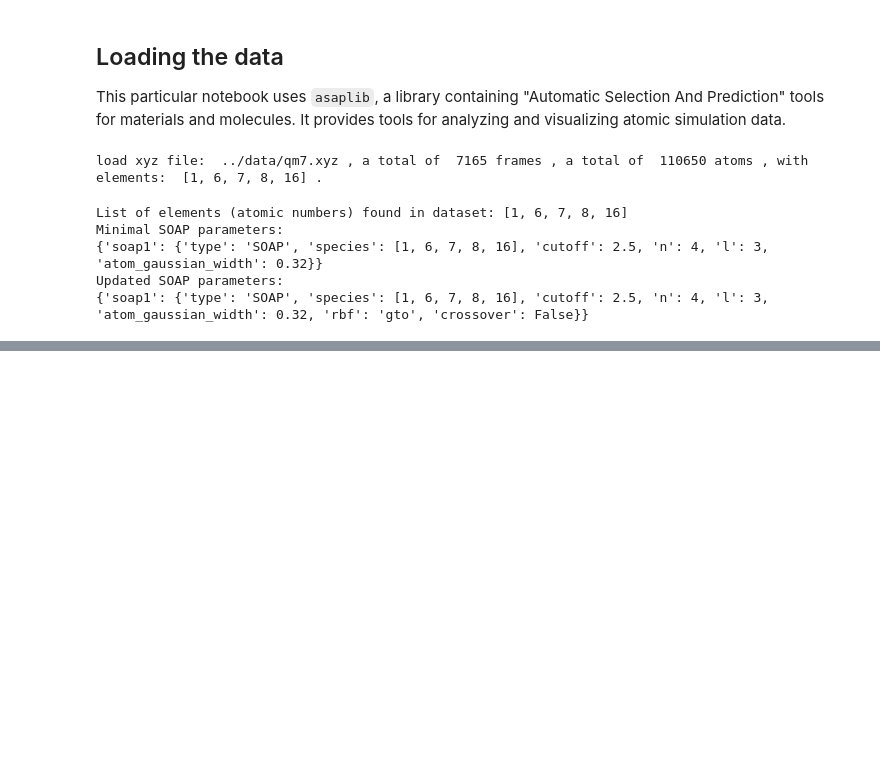
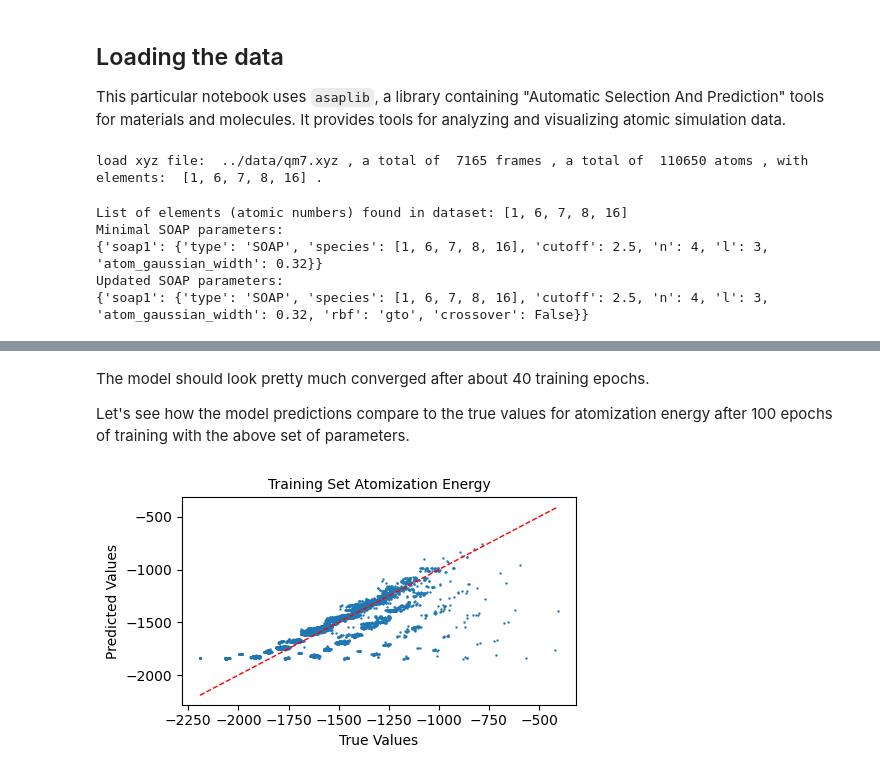
Before and after one commit to rhyan10/unsupervised-learning-molecular-systems, a Jupyter notebook: 1-Representations-and-Descriptors/SOAP-Descriptors.ipynb, the cells around one changed output, grey strips where cells are left out. Cells and saved outputs as stored; diff of their text form; code cells hidden in the pictures; blank space fills up the shorter version.

```diff
--- a/1-Representations-and-Descriptors/SOAP-Descriptors.ipynb
+++ b/1-Representations-and-Descriptors/SOAP-Descriptors.ipynb
@@ -158,0 +211,34 @@ plt.show()
+# %% [markdown]
+The model should look pretty much converged after about 40 training epochs.
+
+Let's see how the model predictions compare to the true values for atomization energy after 100 epochs of training with the above set of parameters.
+# %%
+# Make predictions for the training set
+predictions = nnmodel(X_train)[:, 0]
+
+# Convert the torch tensors into a datatype that is easy to plot
+pred_y = predictions.detach().numpy()  # Detach from the computation graph and convert to np.array()
+true_y = y_train.numpy()  # Convert to np.array()
+
+fig = plt.figure(figsize=(5, 3))
+
+ax = fig.add_subplot(1, 1, 1)
+
+# Plot the predictions against the true (reference) values
+ax.scatter(true_y, pred_y, s=0.5)
+ax.plot()
+ax.set_title('Training Set Atomization Energy', size=10)
+ax.set_xlabel('True Values', size=10)
+ax.set_ylabel('Predicted Values', size=10)
+ax.tick_params(axis='both', which='major', labelsize=10)
+
+# Add an equality line in red for reference
+min_val = min(min(true_y), min(pred_y))
+max_val = max(max(true_y), max(pred_y))
+ax.plot([min_val, max_val], [min_val, max_val], 'r--', linewidth=1)
+
+plt.tight_layout()
+
+plt.show()
+# %% [output]
+[figure, added]
```
Also changed, not shown: parts of 16 cells of this notebook, 1 other file.
